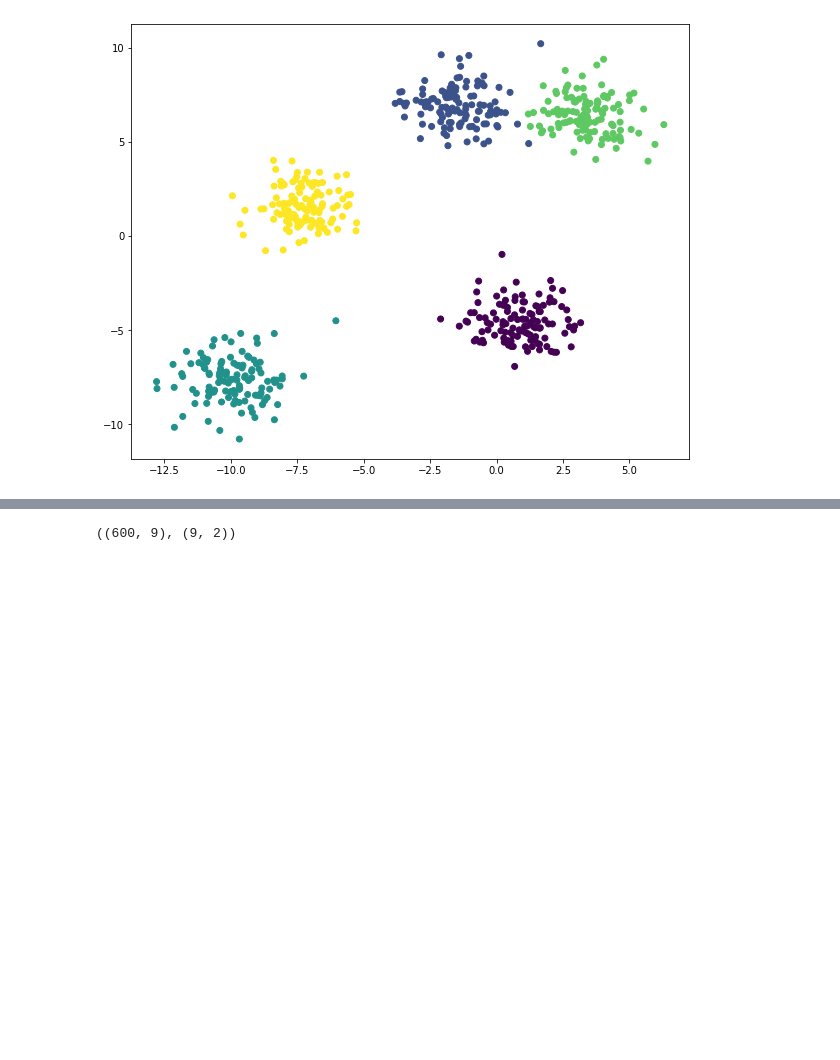
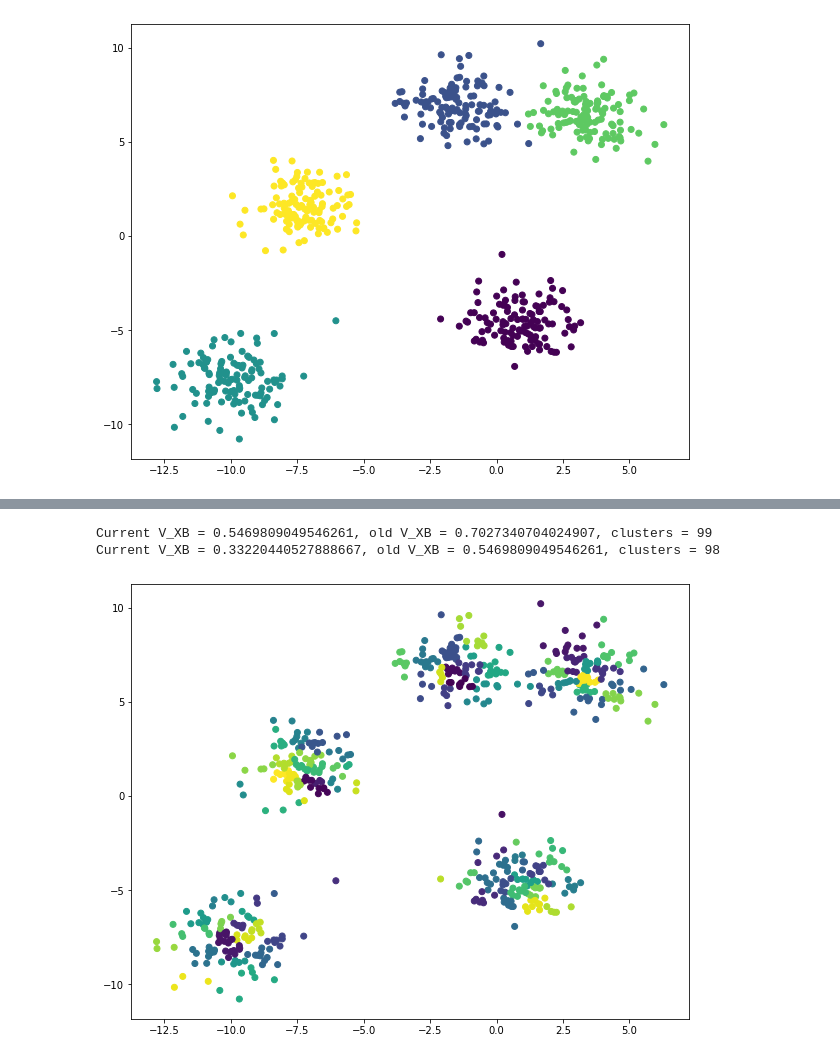
Before and after one commit to Mruzik1/EA-Ac-FCM-Implementation, a Jupyter notebook: main.ipynb, the cells around one changed output, grey strips where cells are left out. Cells and saved outputs as stored; diff of their text form; code cells hidden in the pictures; blank space fills up the shorter version.

Commit message:
tries applying absorbtive criteria (very unstable stuff)

```diff
--- a/main.ipynb
+++ b/main.ipynb
@@ -42,19 +42,22 @@ plot_datapoints(X, np.argmax(ac_fcm.run()[0], axis=1))
 # %%
-# old_V_XB = ac_fcm.get_v_xb()
+old_V_XB = ac_fcm.get_v_xb()
 
-# while True:
-#     U, V = ac_fcm.absorbtive_criteria()
-#     V_XB = ac_fcm.get_v_xb(U=U, V=V)
-#     if V_XB > old_V_XB or ac_fcm.c <= 2:
-#         break
+while ac_fcm.c > 2:
+    old_U, old_V = ac_fcm.U, ac_fcm.V
+    ac_fcm.U, ac_fcm.V = ac_fcm.absorbtive_criteria()
+    ac_fcm.run(logs_enabled=False)
 
-#     ac_fcm.V = V
-#     ac_fcm.U = U
-#     ac_fcm.c -= 1
+    V_XB = ac_fcm.get_v_xb(c=ac_fcm.c-1)
+    if V_XB > old_V_XB:
+        ac_fcm.U, ac_fcm.V = old_U, old_V
+        break
 
-#     print(f'Current V_XB = {V_XB}, old V_XB = {old_V_XB}, clusters = {ac_fcm.c}')
-#     old_V_XB = V_XB
+    ac_fcm.c -= 1
+    print(f'Current V_XB = {V_XB}, old V_XB = {old_V_XB}, clusters = {ac_fcm.c}')
+    old_V_XB = V_XB
 
-# plot_datapoints(X, np.argmax(ac_fcm.run(0)[0], axis=1))
+plot_datapoints(X, np.argmax(ac_fcm.run(0)[0], axis=1))
 # %% [output]
-((600, 9), (9, 2))
+Current V_XB = 0.5469809049546261, old V_XB = 0.7027340704024907, clusters = 99
+Current V_XB = 0.33220440527888667, old V_XB = 0.5469809049546261, clusters = 98
+[figure, added]
```
Also changed, not shown: parts of 1 cell of this notebook, 1 other file.
